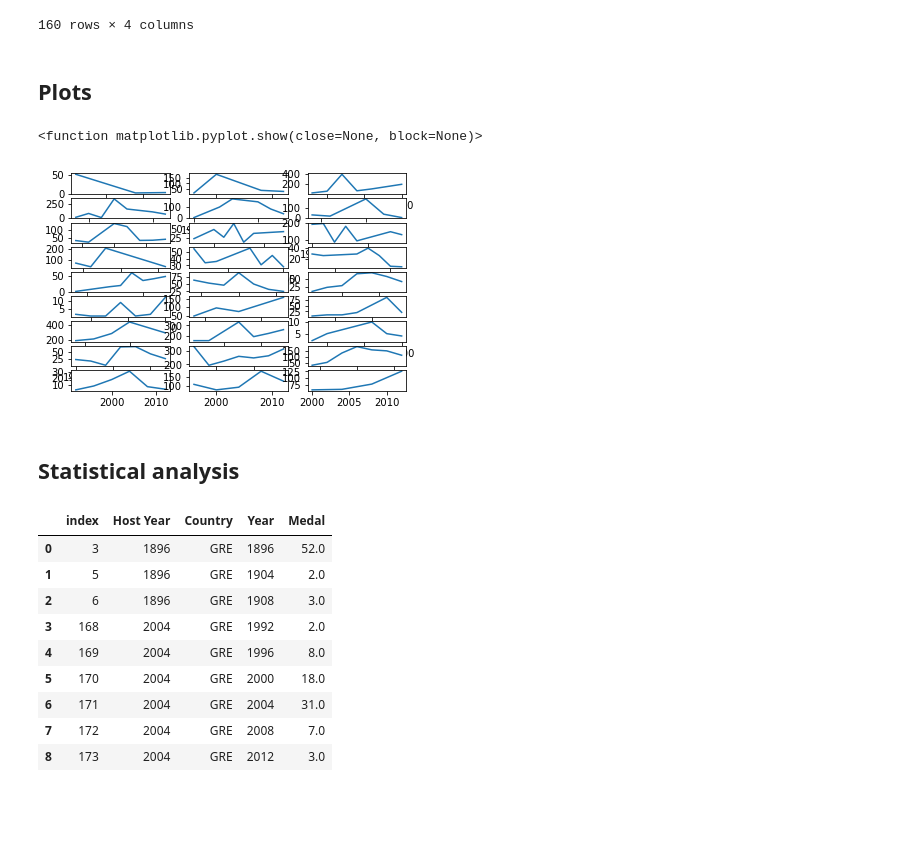
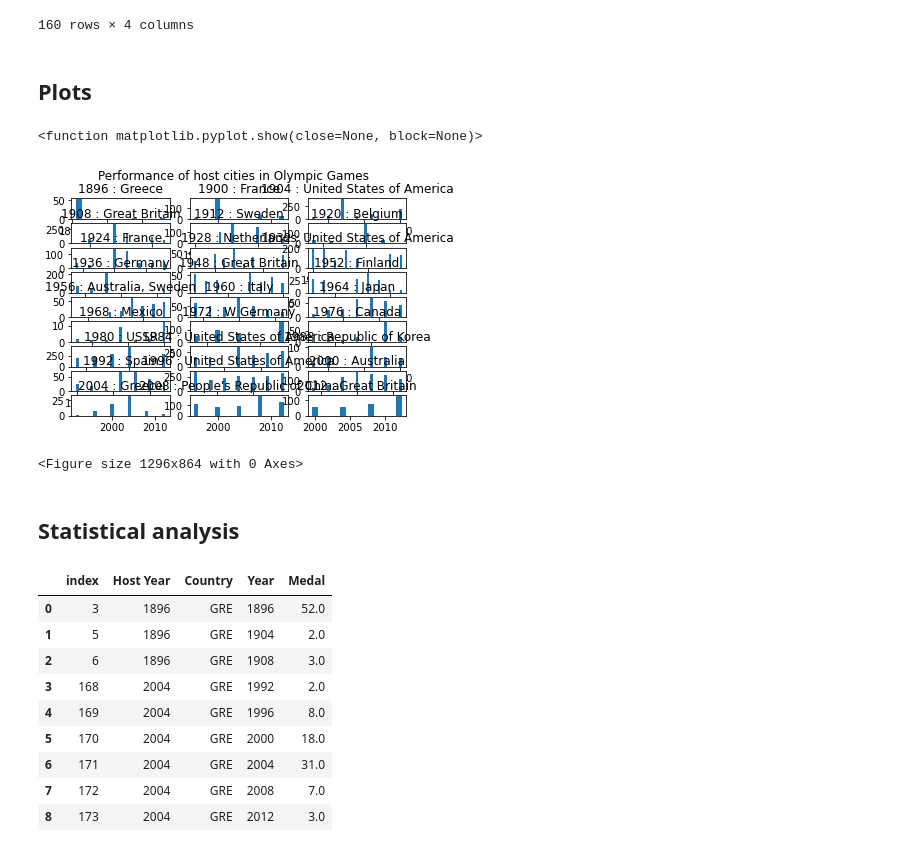
Before and after one commit to TomHOldershaw/Project_1_Team_2, a Jupyter notebook: Q3.ipynb, the cells around one changed output. Cells and saved outputs as stored; diff of their text form; code cells hidden in the pictures; blank space fills up the shorter version.

Commit message:
Bar charts and labels

```diff
--- a/Q3.ipynb
+++ b/Q3.ipynb
@@ -134,25 +154,32 @@ host_medals
 | 184 | 2012 | GBR | 2008 | 77.0 |
 | 185 | 2012 | GBR | 2012 | 126.0 |
 160 rows × 4 columns
-# %% [markdown]
-## Plots
-# %%
-fig, ax = plt.subplots(9,3)
-
-for plot in range (len(years)):
-    row = int(plot/3)
-    col = plot % 3
-    plotdf = host_medals.loc[host_medals["Host Year"] == years[plot]]
-    plotyears = plotdf["Year"].to_list()
-    plotdata = plotdf["Medal"].to_list()
-    ax[row, col].plot(plotyears, plotdata)
-
-plt.show
-# %% [output]
-<function matplotlib.pyplot.show(close=None, block=None)>
-[figure, removed]
-# %% [markdown]
-## Statistical analysis
+# %% [markdown]
+## Plots
+# %%
+fig, ax = plt.subplots(9,3)
+fig.suptitle("Performance of host cities in Olympic Games")
+plt.figure(figsize=(18,12))
+
+for plot in range (len(years)):
+    row = int(plot/3)
+    col = plot % 3
+    year = years[plot]
+    plotdf = host_medals.loc[host_medals["Host Year"] == years[plot]]
+    name = hosts_summer["Country"].loc[hosts_summer["Year"] == year].to_list()[0]
+    plotyears = plotdf["Year"].to_list()
+    plotdata = plotdf["Medal"].to_list()
+    ax[row, col].bar(plotyears, plotdata)
+    plot_title = f"{year} : {name}"
+    ax[row, col].set_title(plot_title)
+
+plt.show
+# %% [output]
+<function matplotlib.pyplot.show(close=None, block=None)>
+[figure, added]
+<Figure size 1296x864 with 0 Axes>
+# %% [markdown]
+## Statistical analysis
 # %%
 host_medals.loc[(host_medals["Country"]=="GRE")].reset_index().tail(30)
 # %% [output]
```
Also changed, not shown: parts of 9 cells of this notebook.
